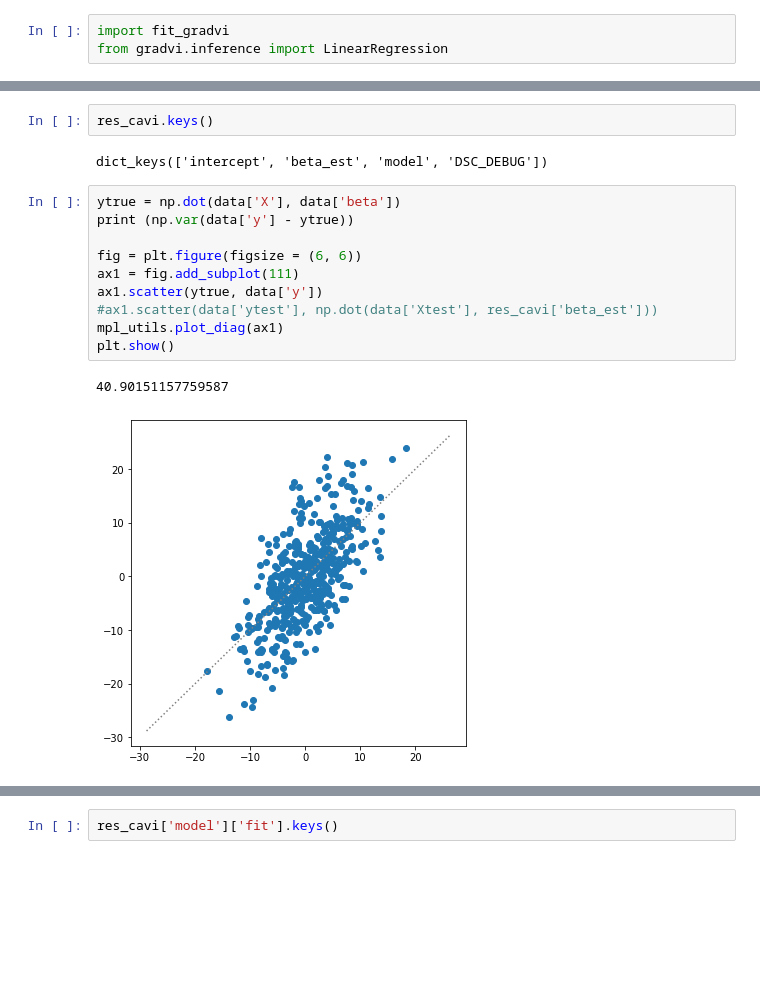
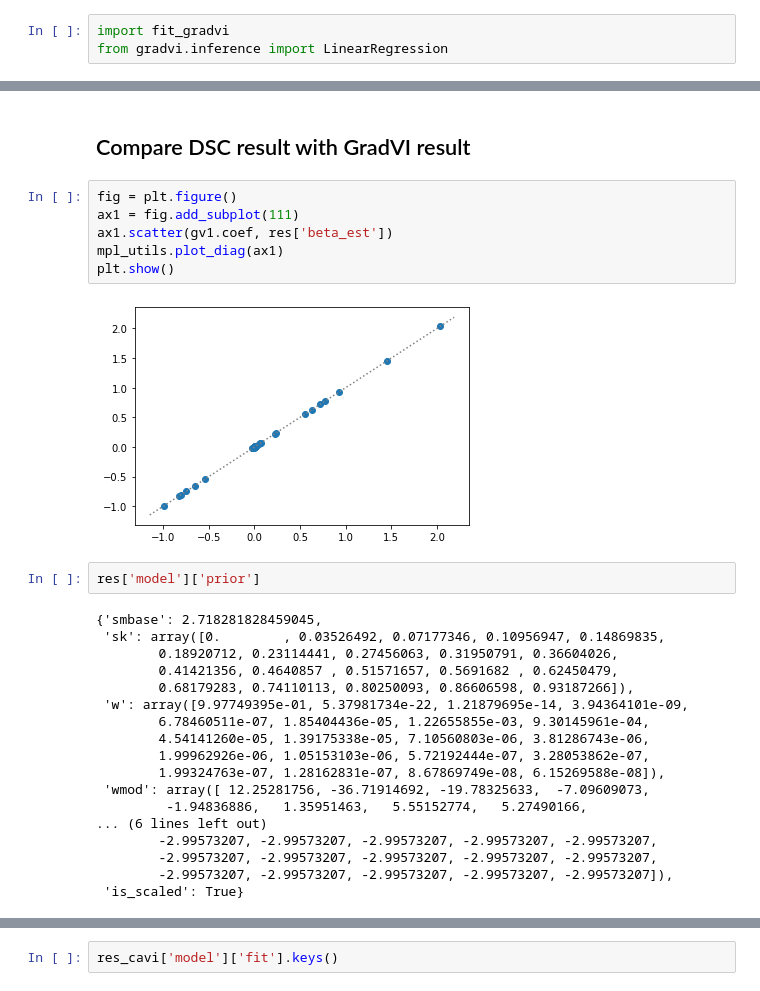
Before and after one commit to banskt/gradvi-experiments, a Jupyter notebook: analysis/dsc_output_gradvi_compound.ipynb, the cells around one changed output, grey strips where cells are left out. Drawn from its saved outputs; the diff is of its cells as text; blank space fills up the shorter version.

```diff
--- a/analysis/dsc_output_gradvi_compound.ipynb
+++ b/analysis/dsc_output_gradvi_compound.ipynb
@@ -144,17 +181,30 @@ plt.show()
+# %% [markdown]
+## Compare DSC result with GradVI result
 # %%
-res_cavi.keys()
+fig = plt.figure()
+ax1 = fig.add_subplot(111)
+ax1.scatter(gv1.coef, res['beta_est'])
+mpl_utils.plot_diag(ax1)
+plt.show()
 # %% [output]
-dict_keys(['intercept', 'beta_est', 'model', 'DSC_DEBUG'])
+[figure, added]
-# %%
-ytrue = np.dot(data['X'], data['beta'])
-print (np.var(data['y'] - ytrue))
-
-fig = plt.figure(figsize = (6, 6))
-ax1 = fig.add_subplot(111)
-ax1.scatter(ytrue, data['y'])
-#ax1.scatter(data['ytest'], np.dot(data['Xtest'], res_cavi['beta_est']))
-mpl_utils.plot_diag(ax1)
-plt.show()
-# %% [output]
-40.90151157759587
-[figure, removed]
+# %%
+res['model']['prior']
+# %% [output]
+{'smbase': 2.718281828459045,
+ 'sk': array([0.        , 0.03526492, 0.07177346, 0.10956947, 0.14869835,
+        0.18920712, 0.23114441, 0.27456063, 0.31950791, 0.36604026,
+        0.41421356, 0.4640857 , 0.51571657, 0.5691682 , 0.62450479,
+        0.68179283, 0.74110113, 0.80250093, 0.86606598, 0.93187266]),
+ 'w': array([9.97749395e-01, 5.37981734e-22, 1.21879695e-14, 3.94364101e-09,
+        6.78460511e-07, 1.85404436e-05, 1.22655855e-03, 9.30145961e-04,
+        4.54141260e-05, 1.39175338e-05, 7.10560803e-06, 3.81286743e-06,
+        1.99962926e-06, 1.05153103e-06, 5.72192444e-07, 3.28053862e-07,
+        1.99324763e-07, 1.28162831e-07, 8.67869749e-08, 6.15269588e-08]),
+ 'wmod': array([ 12.25281756, -36.71914692, -19.78325633,  -7.09609073,
+         -1.94836886,   1.35951463,   5.55152774,   5.27490166,
+... (6 lines left out)
+        -2.99573207, -2.99573207, -2.99573207, -2.99573207, -2.99573207,
+        -2.99573207, -2.99573207, -2.99573207, -2.99573207, -2.99573207,
+        -2.99573207, -2.99573207, -2.99573207, -2.99573207, -2.99573207]),
+ 'is_scaled': True}
```
Also changed, not shown: parts of 35 cells of this notebook, 2 other files.
